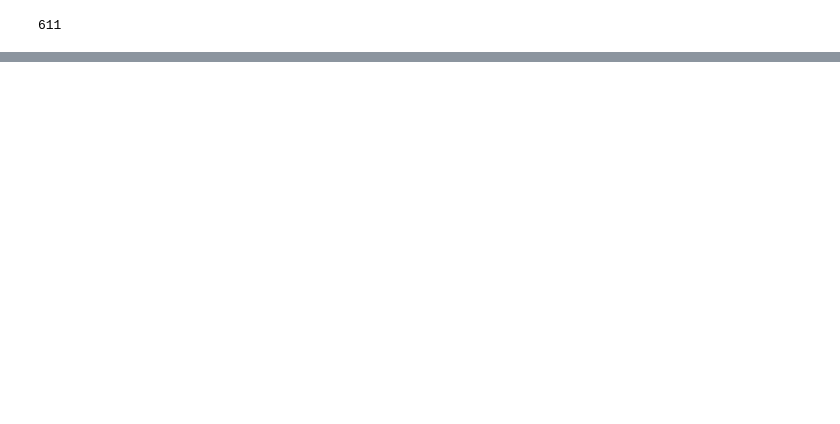
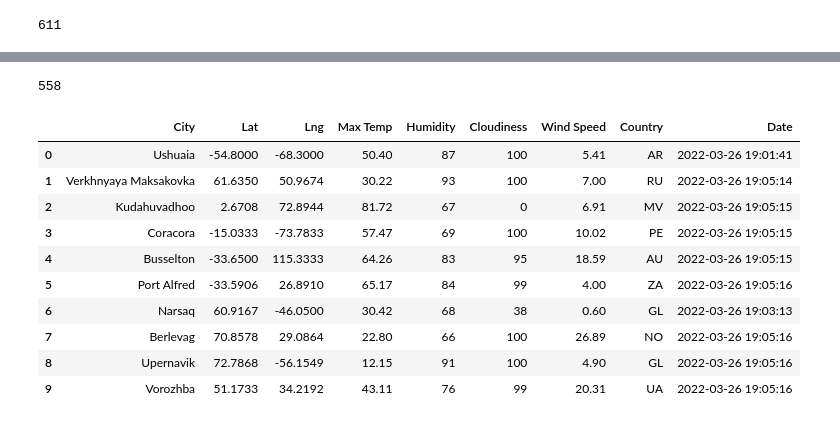
Before and after one commit to rmward17/World_Weather_Analysis, a Jupyter notebook: WeatherPy.ipynb, the cells around one changed output, grey strips where cells are left out. Cells and saved outputs as stored; diff of their text form; code cells hidden in the pictures; blank space fills up the shorter version.

Commit message:
modifying .gitignore and adding WeatherPy file

```diff
--- a/WeatherPy.ipynb
+++ b/WeatherPy.ipynb
@@ -36,0 +39,3 @@ len(cities)
+# %%
+# Starting URL for Weather Map API Call.
+url = "http://api.openweathermap.org/data/2.5/weather?units=Imperial&APPID=" + weather_api_key
@@ -36,0 +126,21 @@ len(cities)
+# %%
+# check the number of cities
+len(city_data)
+# %% [output]
+558
+# %%
+# Convert the array of dictionaries to a Pandas DataFrame.
+city_data_df = pd.DataFrame(city_data)
+city_data_df.head(10)
+# %% [output]
+|  | City | Lat | Lng | Max Temp | Humidity | Cloudiness | Wind Speed | Country | Date |
+| 0 | Ushuaia | -54.8000 | -68.3000 | 50.40 | 87 | 100 | 5.41 | AR | 2022-03-26 19:01:41 |
+| 1 | Verkhnyaya Maksakovka | 61.6350 | 50.9674 | 30.22 | 93 | 100 | 7.00 | RU | 2022-03-26 19:05:14 |
+| 2 | Kudahuvadhoo | 2.6708 | 72.8944 | 81.72 | 67 | 0 | 6.91 | MV | 2022-03-26 19:05:15 |
+| 3 | Coracora | -15.0333 | -73.7833 | 57.47 | 69 | 100 | 10.02 | PE | 2022-03-26 19:05:15 |
+| 4 | Busselton | -33.6500 | 115.3333 | 64.26 | 83 | 95 | 18.59 | AU | 2022-03-26 19:05:15 |
+| 5 | Port Alfred | -33.5906 | 26.8910 | 65.17 | 84 | 99 | 4.00 | ZA | 2022-03-26 19:05:16 |
+| 6 | Narsaq | 60.9167 | -46.0500 | 30.42 | 68 | 38 | 0.60 | GL | 2022-03-26 19:03:13 |
+| 7 | Berlevag | 70.8578 | 29.0864 | 22.80 | 66 | 100 | 26.89 | NO | 2022-03-26 19:05:16 |
+| 8 | Upernavik | 72.7868 | -56.1549 | 12.15 | 91 | 100 | 4.90 | GL | 2022-03-26 19:05:16 |
+| 9 | Vorozhba | 51.1733 | 34.2192 | 43.11 | 76 | 99 | 20.31 | UA | 2022-03-26 19:05:16 |
```
Also changed, not shown: parts of 6 cells of this notebook, 4 other files.
